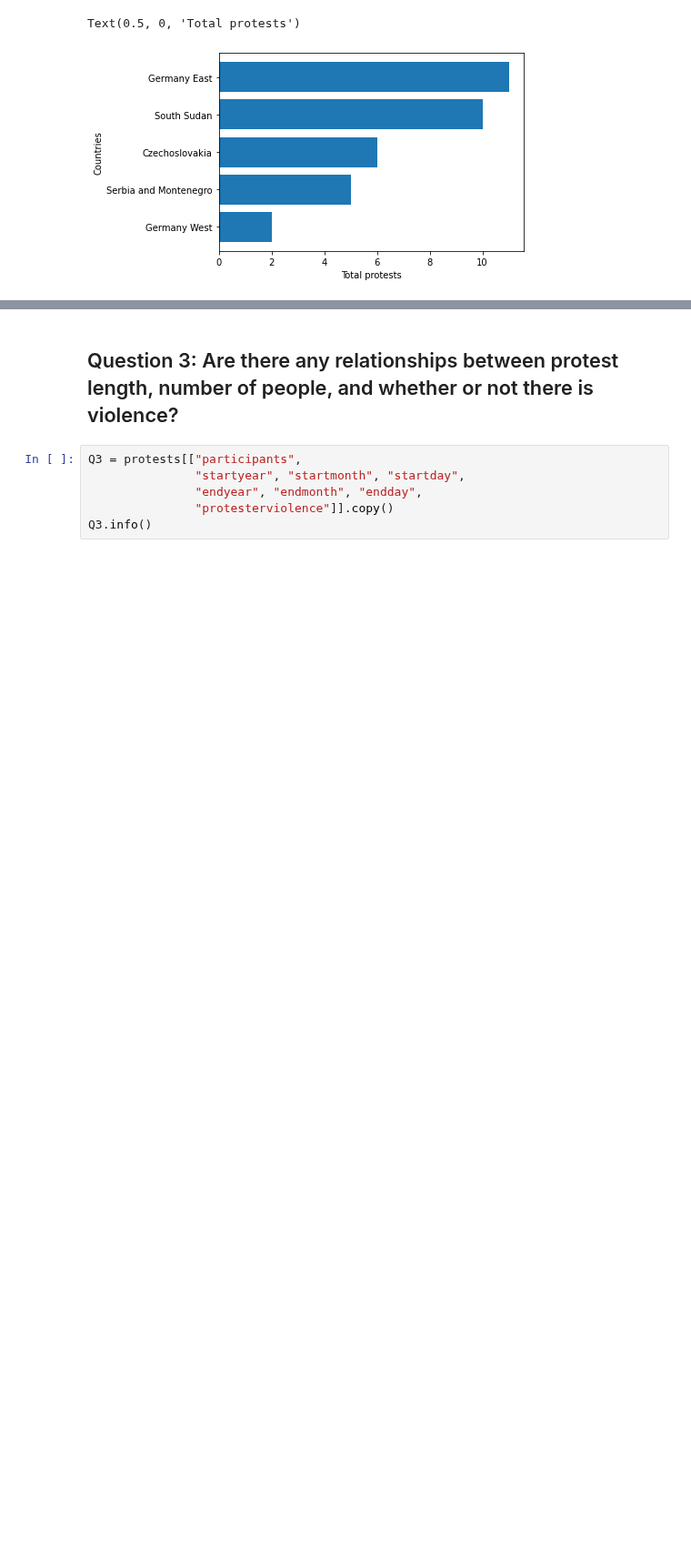
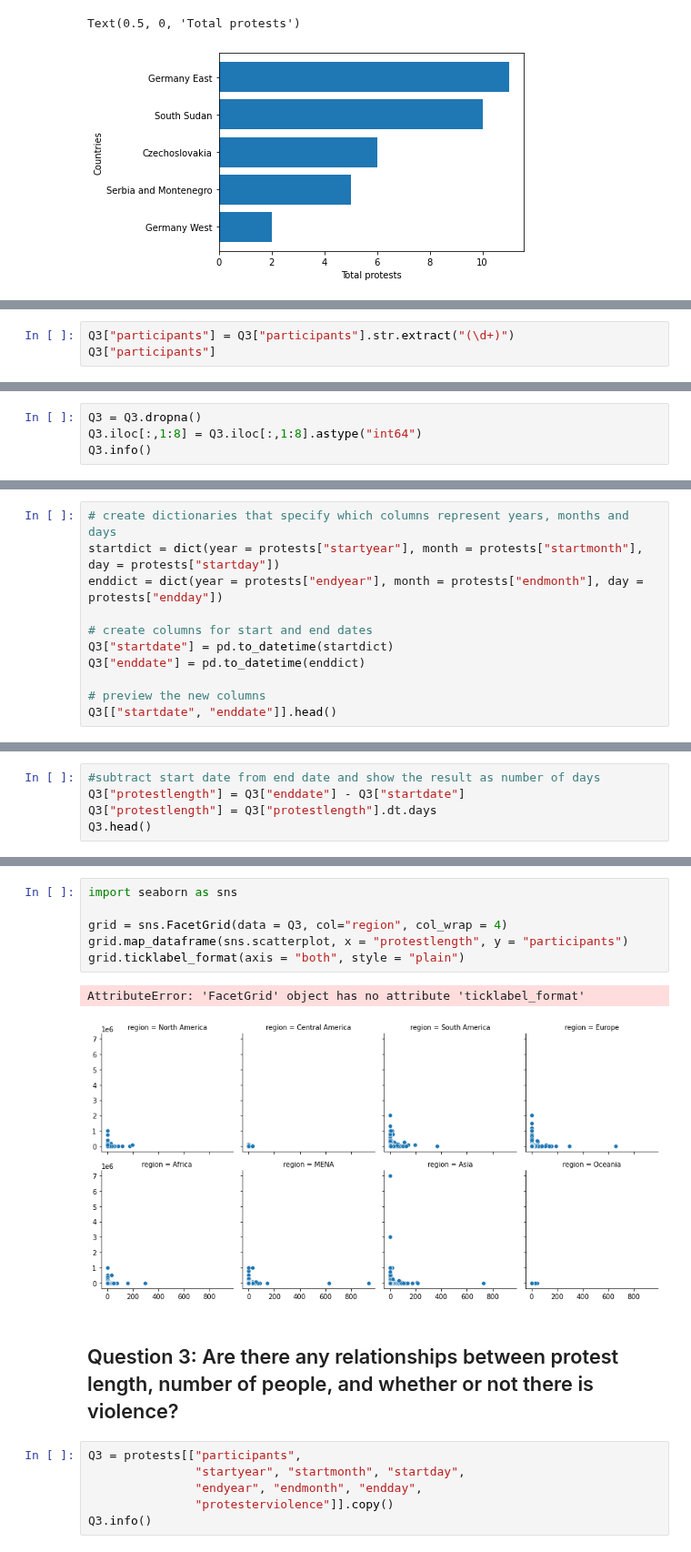
Before and after one commit to UNC-Libraries-data/Python, a Jupyter notebook: Jupyter/Pandas.ipynb, the cells around one changed output, grey strips where cells are left out. Shown at 91% size. Saved outputs shown, nothing was run; the diff lists cells and outputs as text; blank space fills up the shorter version.

```diff
--- a/Jupyter/Pandas.ipynb
+++ b/Jupyter/Pandas.ipynb
@@ -425,0 +465,3 @@ Text(0.5, 0, 'Total protests')
+# %%
+Q3["participants"] = Q3["participants"].str.extract("(\d+)")
+Q3["participants"]
@@ -425,0 +481,4 @@ Text(0.5, 0, 'Total protests')
+# %%
+Q3 = Q3.dropna()
+Q3.iloc[:,1:8] = Q3.iloc[:,1:8].astype("int64")
+Q3.info()
@@ -425,0 +501,11 @@ Text(0.5, 0, 'Total protests')
+# %%
+# create dictionaries that specify which columns represent years, months and days
+startdict = dict(year = protests["startyear"], month = protests["startmonth"], day = protests["startday"])
+enddict = dict(year = protests["endyear"], month = protests["endmonth"], day = protests["endday"])
+
+# create columns for start and end dates
+Q3["startdate"] = pd.to_datetime(startdict)
+Q3["enddate"] = pd.to_datetime(enddict)
+
+# preview the new columns
+Q3[["startdate", "enddate"]].head()
@@ -425,0 +519,5 @@ Text(0.5, 0, 'Total protests')
+# %%
+#subtract start date from end date and show the result as number of days
+Q3["protestlength"] = Q3["enddate"] - Q3["startdate"]
+Q3["protestlength"] = Q3["protestlength"].dt.days
+Q3.head()
@@ -426,3 +531,12 @@ Text(0.5, 0, 'Total protests')
+# %%
+import seaborn as sns
+
+grid = sns.FacetGrid(data = Q3, col="region", col_wrap = 4)
+grid.map_dataframe(sns.scatterplot, x = "protestlength", y = "participants")
+grid.ticklabel_format(axis = "both", style = "plain")
+# %% [output]
+AttributeError: 'FacetGrid' object has no attribute 'ticklabel_format'
+[figure, added]
 # %% [markdown]
 ## Question 3: Are there any relationships between protest length, number of people, and whether or not there is violence?
 # %%
```
Also changed, not shown: parts of 8 cells of this notebook, 1 other file.
